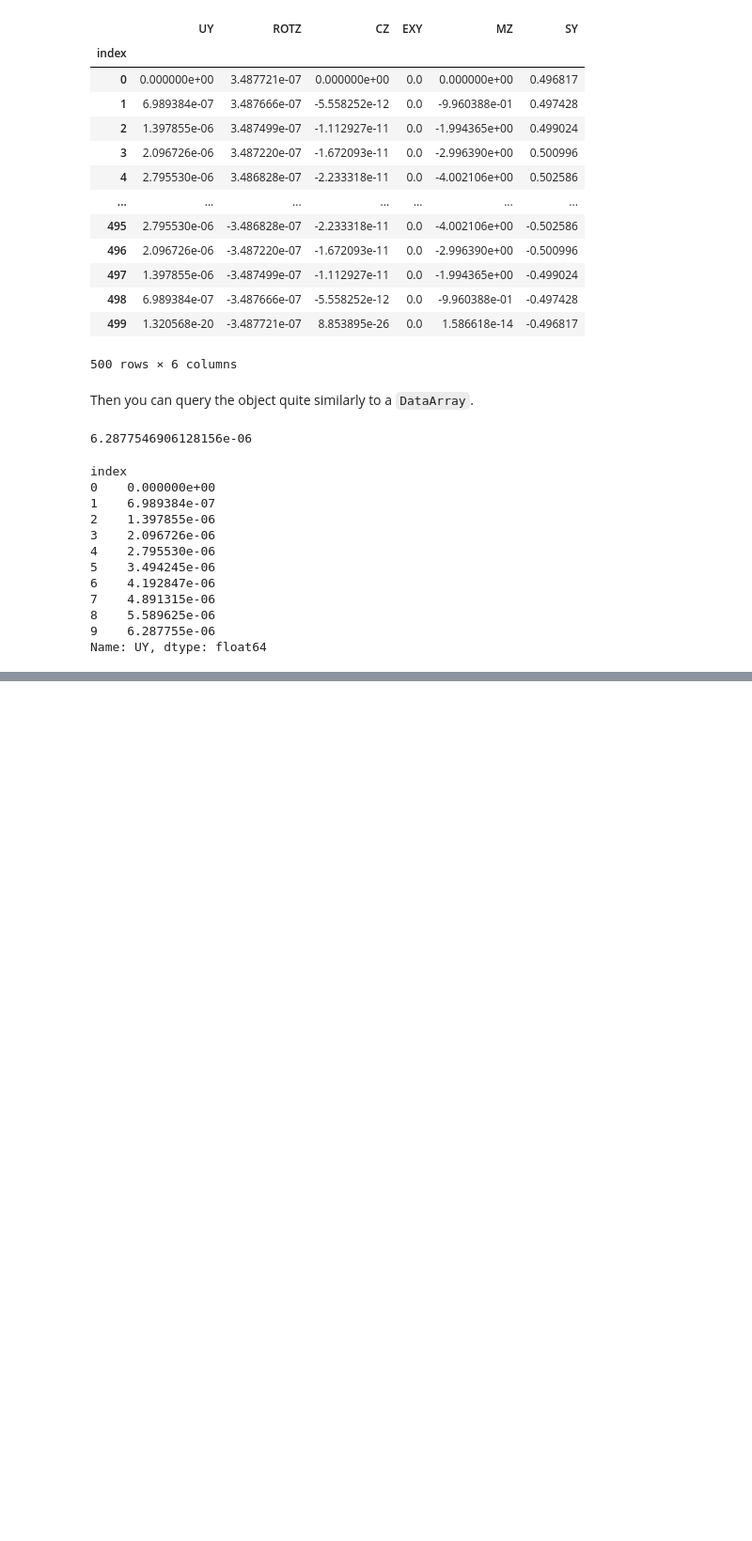
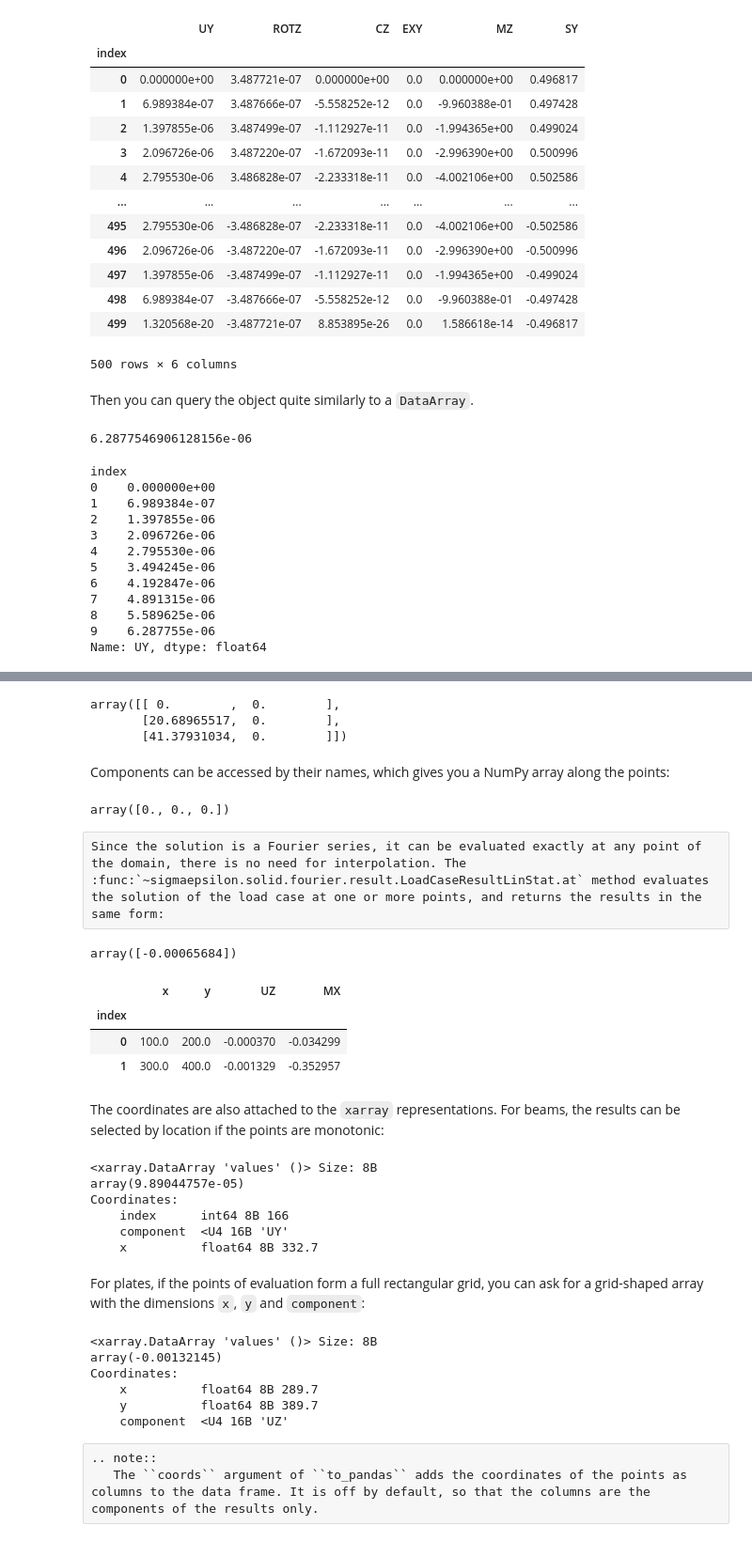
Before and after one commit to sigma-epsilon/sigmaepsilon.solid.fourier, a Jupyter notebook: docs/source/user_guide/user_guide.ipynb, the cells around one changed output, grey strips where cells are left out. Shown at 94% size. Drawn from its saved outputs; the diff is of its cells as text; code cells hidden in the pictures; blank space fills up the shorter version.

```diff
--- a/docs/source/user_guide/user_guide.ipynb
+++ b/docs/source/user_guide/user_guide.ipynb
@@ -410,0 +415,52 @@ Name: UY, dtype: float64
+# %%
+kirchhoff_result = kirchhoff_results["LC1"]
+kirchhoff_result.points[:3]
+# %% [output]
+array([[ 0.        ,  0.        ],
+       [20.68965517,  0.        ],
+       [41.37931034,  0.        ]])
+# %% [markdown]
+Components can be accessed by their names, which gives you a NumPy array along the points:
+# %%
+kirchhoff_result["UZ"][:3]
+# %% [output]
+array([0., 0., 0.])
+# %% [raw]
+Since the solution is a Fourier series, it can be evaluated exactly at any point of the domain, there is no need for interpolation. The :func:`~sigmaepsilon.solid.fourier.result.LoadCaseResultLinStat.at` method evaluates the solution of the load case at one or more points, and returns the results in the same form:
+# %%
+kirchhoff_result.at([length_X / 3, length_Y / 4])["UZ"]
+# %% [output]
+array([-0.00065684])
+# %%
+kirchhoff_result.at([[100.0, 200.0], [300.0, 400.0]]).to_pandas(coords=True)[["x", "y", "UZ", "MX"]]
+# %% [output]
+|  | x | y | UZ | MX |
+| index |  |  |  |  |
+| 0 | 100.0 | 200.0 | -0.000370 | -0.034299 |
+| 1 | 300.0 | 400.0 | -0.001329 | -0.352957 |
+# %% [markdown]
+The coordinates are also attached to the `xarray` representations. For beams, the results can be selected by location if the points are monotonic:
+# %%
+xarr.sel(x=beam_length / 3, method="nearest").sel(component="UY")
+# %% [output]
+<xarray.DataArray 'values' ()> Size: 8B
+array(9.89044757e-05)
+Coordinates:
+    index      int64 8B 166
+    component  <U4 16B 'UY'
+    x          float64 8B 332.7
+# %% [markdown]
+For plates, if the points of evaluation form a full rectangular grid, you can ask for a grid-shaped array with the dimensions `x`, `y` and `component`:
+# %%
+kirchhoff_grid = kirchhoff_result.to_xarray(grid=True)
+kirchhoff_grid.sel(x=length_X / 2, y=length_Y / 2, method="nearest").sel(component="UZ")
+# %% [output]
+<xarray.DataArray 'values' ()> Size: 8B
+array(-0.00132145)
+Coordinates:
+    x          float64 8B 289.7
+    y          float64 8B 389.7
+    component  <U4 16B 'UZ'
+# %% [raw]
+.. note::
+   The ``coords`` argument of ``to_pandas`` adds the coordinates of the points as columns to the data frame. It is off by default, so that the columns are the components of the results only.
```
Also changed, not shown: parts of 2 cells of this notebook, 5 other files.
